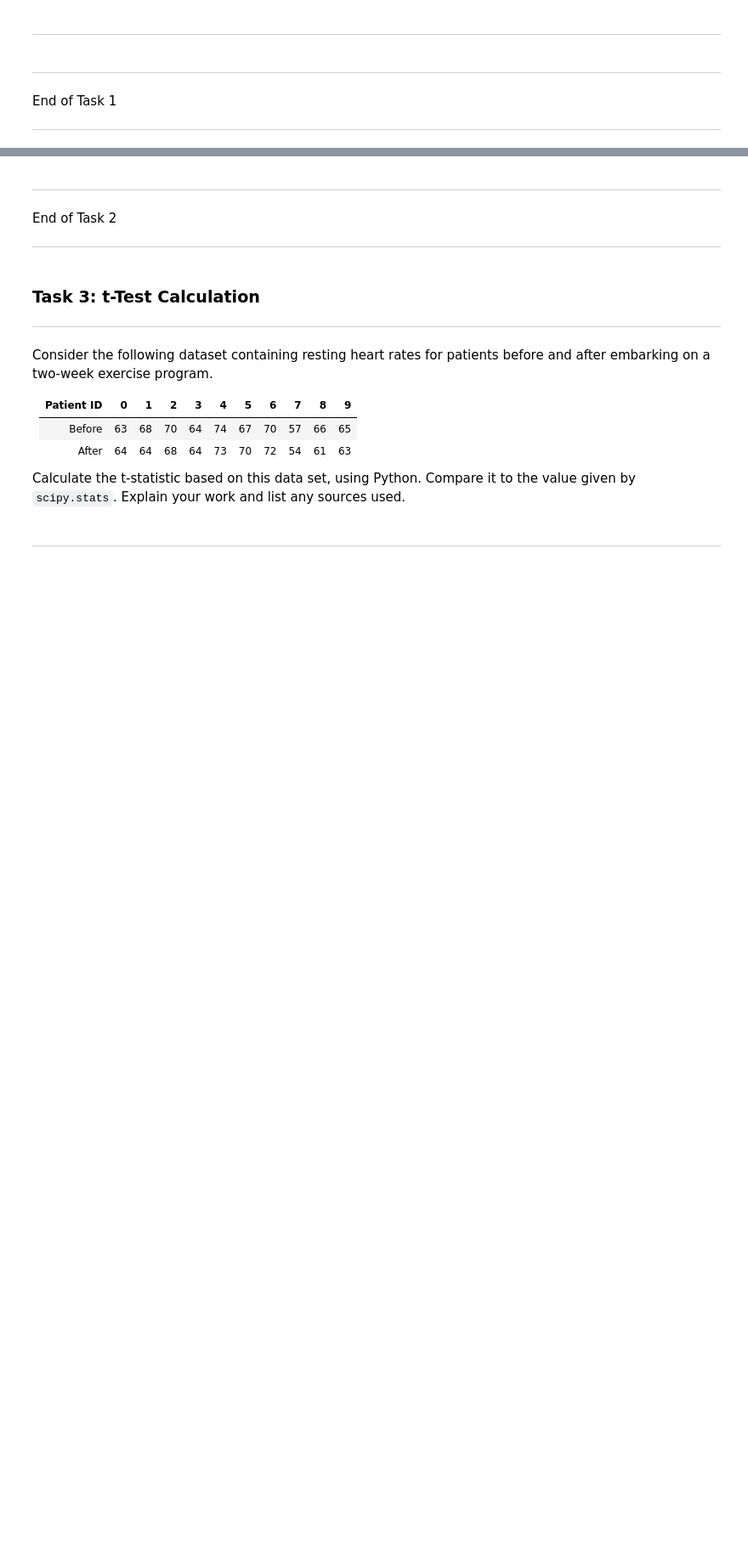
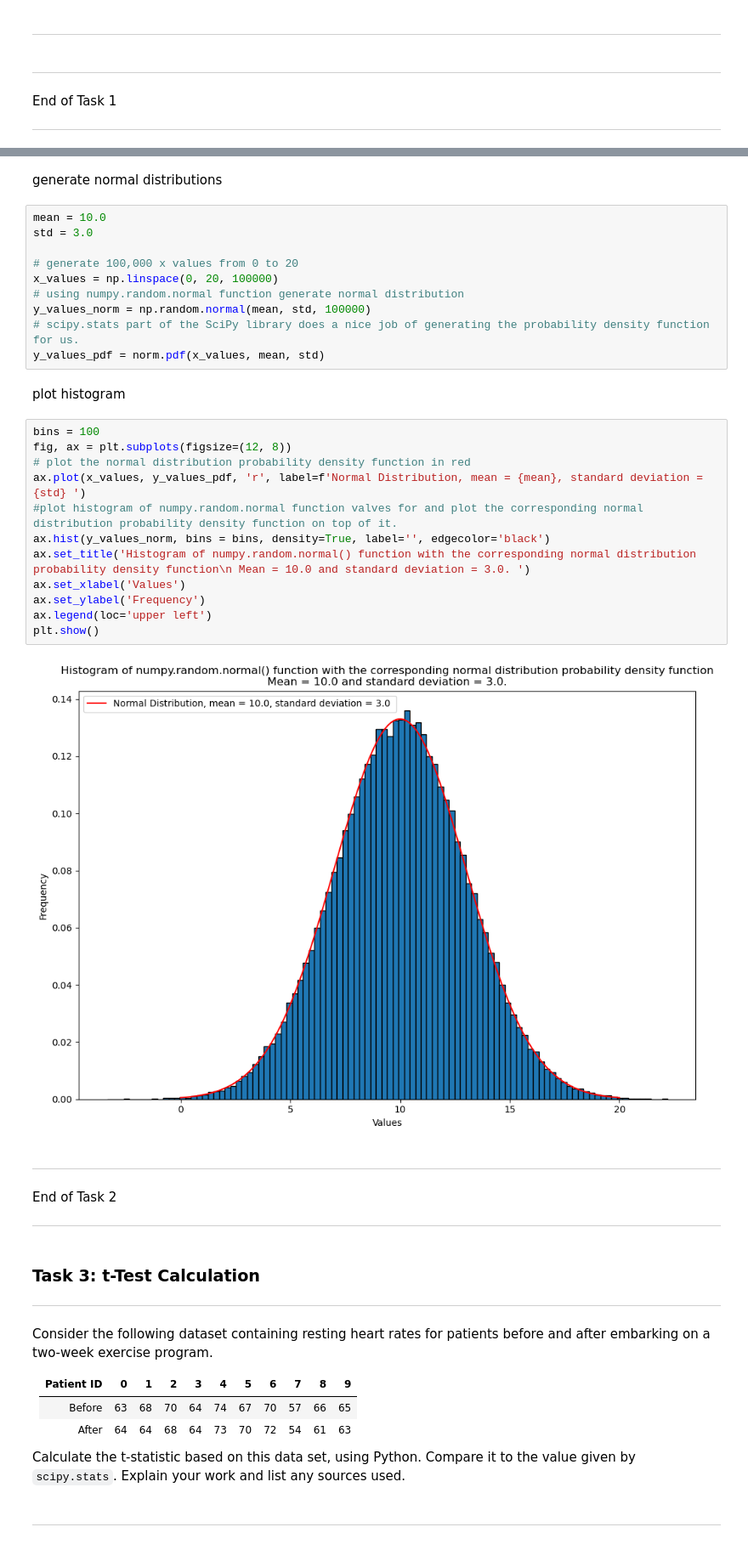
Before and after one commit to shanekeenan/applied_statistics, a Jupyter notebook: tasks.ipynb, the cells around one changed output, grey strips where cells are left out. Shown: that part at 85% size. Drawn from its saved outputs; the diff is of its cells as text; blank space fills up the shorter version.

Commit message:
Tasks - start Task2 - generate normal distributions and plot histogram.

```diff
--- a/tasks.ipynb
+++ b/tasks.ipynb
@@ -51,3 +56,31 @@ Plot a histogram of your values and plot the corresponding normal distribution p
+# %% [markdown]
+generate normal distributions
+# %%
+mean = 10.0
+std = 3.0
+
+# generate 100,000 x values from 0 to 20
+x_values = np.linspace(0, 20, 100000)
+# using numpy.random.normal function generate normal distribution
+y_values_norm = np.random.normal(mean, std, 100000)
+# scipy.stats part of the SciPy library does a nice job of generating the probability density function for us.
+y_values_pdf = norm.pdf(x_values, mean, std)
+# %% [markdown]
+plot histogram
+# %%
+bins = 100
+fig, ax = plt.subplots(figsize=(12, 8))
+# plot the normal distribution probability density function in red
+ax.plot(x_values, y_values_pdf, 'r', label=f'Normal Distribution, mean = {mean}, standard deviation = {std} ')
+#plot histogram of numpy.random.normal function valves for and plot the corresponding normal distribution probability density function on top of it.
+ax.hist(y_values_norm, bins = bins, density=True, label='', edgecolor='black')
+ax.set_title('Histogram of numpy.random.normal() function with the corresponding normal distribution probability density function\n Mean = 10.0 and standard deviation = 3.0. ')
+ax.set_xlabel('Values')
+ax.set_ylabel('Frequency')
+ax.legend(loc='upper left')
+plt.show()
+# %% [output]
+[figure, added]
 # %% [markdown]
 ***
 
```
Also changed, not shown: parts of 2 cells of this notebook.
